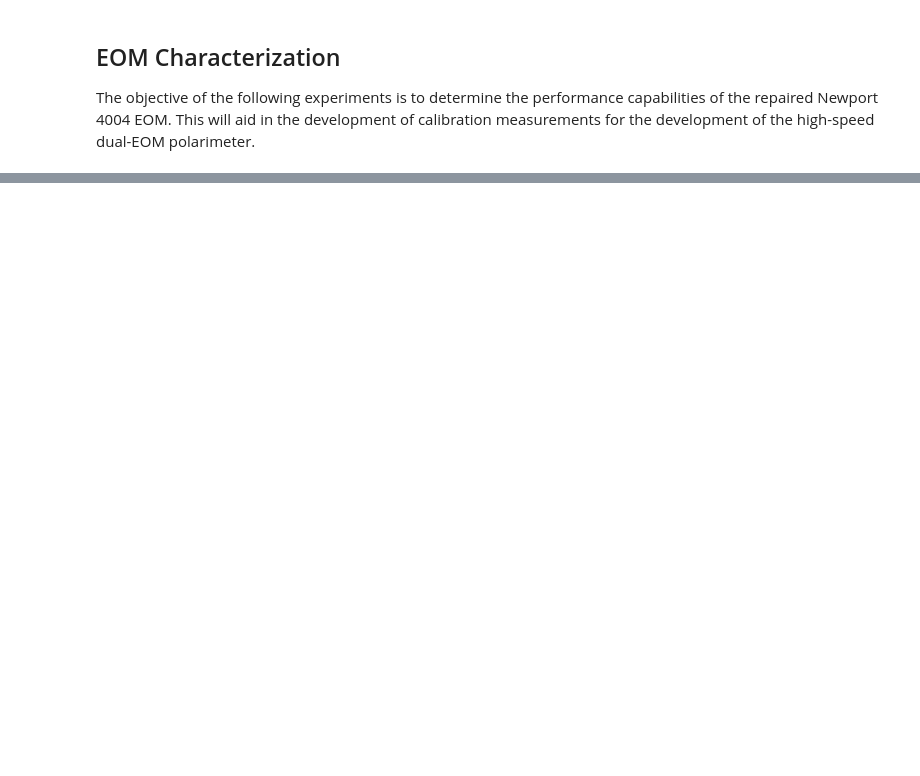
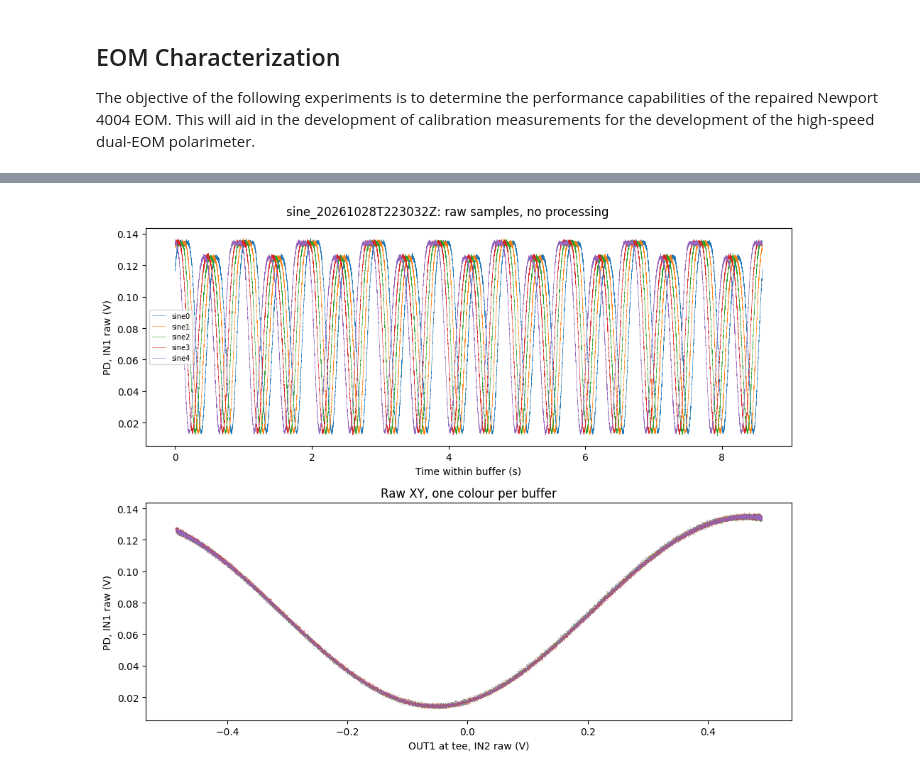
Before and after one commit to tyndalestutz/epscor-project-tools, a Jupyter notebook: notebooks/Tutorial-EOM_performance_characterization.ipynb, the cells around one changed output, grey strips where cells are left out. Drawn from its saved outputs; the diff is of its cells as text; code cells hidden in the pictures; blank space fills up the shorter version.

```diff
--- a/notebooks/Tutorial-EOM_performance_characterization.ipynb
+++ b/notebooks/Tutorial-EOM_performance_characterization.ipynb
@@ -695,0 +428,3 @@ else:
+# %%
+vpi_sine = {"peak_v": 0.48, "frequency_hz": 1.0, "buffers": 5, "settle_s": 2.0}  # 0.48 V ≈ 195 V predicted
+vpi_run = rp_run("sine", wiring="Out1 -> In2 and preamp, preamp -> 3211 -> 4004 EOM", sine=vpi_sine)  # Type what is connected now
@@ -695,0 +442,4 @@ else:
+# %%
+raw_look(vpi_run)
+# %% [output]
+[figure, added]
```
Also changed, not shown: parts of 42 cells of this notebook.
